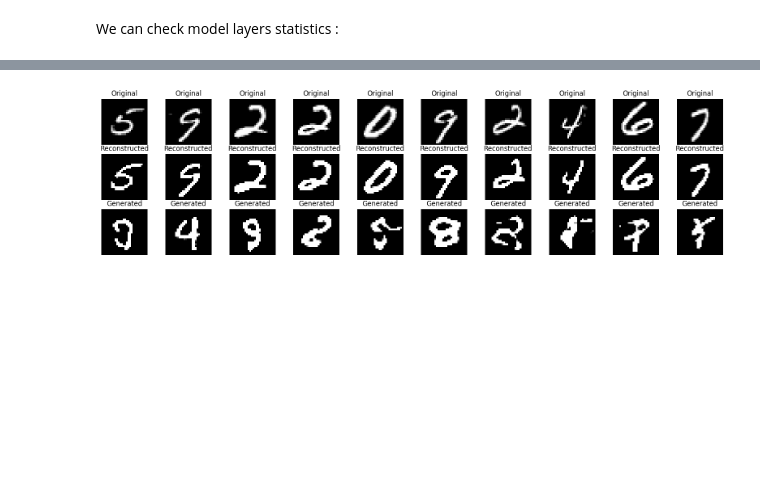
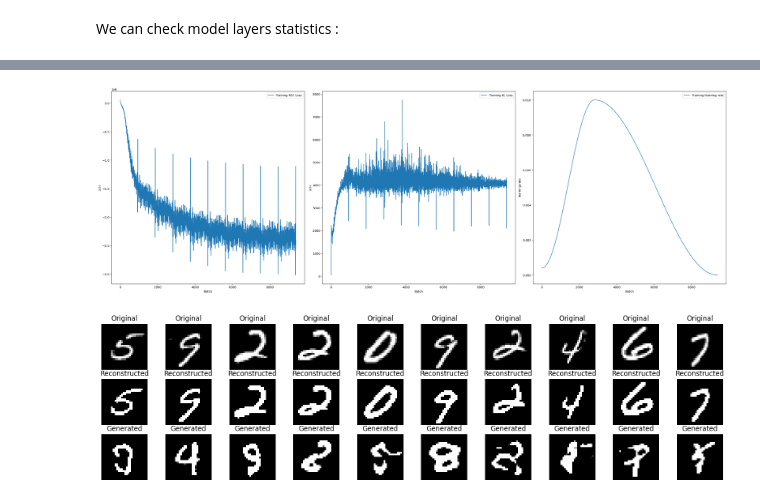
Before and after one commit to iluadd/Fastai, a Jupyter notebook: Lesson15/Mnist_ConVae_longer.ipynb, the cells around one changed output, grey strips where cells are left out. Drawn from its saved outputs; the diff is of its cells as text; code cells hidden in the pictures; blank space fills up the shorter version.

Commit message:
added plots

```diff
--- a/Lesson15/Mnist_ConVae_longer.ipynb
+++ b/Lesson15/Mnist_ConVae_longer.ipynb
@@ -75,7 +75,7 @@ class ConVAE(nn.Module):
         return x_reconst, mu, log_var
 # %%
 model = ConVAE().to(device)
-optimizer = torch.optim.Adam(model.parameters(), lr=0.001)
+optimizer = torch.optim.Adam(model.parameters(), lr=0.0001)
 # %% [markdown]
 Introducing schedullers
 # %%
@@ -86,7 +86,7 @@ print(num_batches)
 # %%
 from torch.optim.lr_scheduler import CosineAnnealingLR, OneCycleLR
 
-sched = OneCycleLR(optimizer, max_lr=0.01, steps_per_epoch=938, epochs=30)
+sched = OneCycleLR(optimizer, max_lr=0.01, steps_per_epoch=938, epochs=10)
 # %% [markdown]
 Applying HE weight initilization
 # %%
@@ -109,8 +127,13 @@ for name, module in model.named_modules():
         bias_std = module.bias.data.std().item()
         print(f"Layer: {name} | Bias Mean: {bias_mean:.4f} | Bias Std: {bias_std:.4f}")
 # %%
-num_epochs = 30
+num_epochs = 10
 # %%
+# Variables to store statistics
+train_rc_losses = []
+train_kl_losses = []
+train_lr = []
+
 # Start training
 for epoch in range(num_epochs):
     for i, (x, _) in enumerate(dataloader):
@@ -129,6 +152,9 @@ for epoch in range(num_epochs):
         loss.backward()
         optimizer.step()
 
+        train_rc_losses.append(reconst_loss.item())
+        train_kl_losses.append(kl_div.item())
+        train_lr.append(sched.get_last_lr()[0])
         # Step the scheduler
         sched.step()
 
@@ -137,5 +163,5 @@ for epoch in range(num_epochs):
 
     # Print current learning rate
     current_lr = sched.get_last_lr()[0]
-    print(f"Epoch {epoch + 1}, Learning Rate: {current_lr:.6f}")
+    # print(f"Epoch {epoch + 1}, Learning Rate: {current_lr:.6f}")
 # %% [output]
@@ -159,3 +178,40 @@ Epoch 30, Learning Rate: 0.000000
+# %%
+# Create a figure and subplots
+fig, axs = plt.subplots(1, 3, figsize=(30, 10))
+
+# Plot training and validation loss
+# axs[0].figure(figsize=(10,5))
+axs[0].plot(train_rc_losses, label='Training REC Loss')
+axs[0].set_xlabel('Batch')
+axs[0].set_ylabel('Loss')
+# axs[0].title('Training and Validation Loss over Epochs')
+axs[0].legend()
+# axs[0].show()
+
+# Plot accuracy
+# axs[1].figure(figsize=(10,5))
+axs[1].plot(train_kl_losses, label='Training KL Loss')
+axs[1].set_xlabel('Batch')
+axs[1].set_ylabel('Loss')
+# axs[1].title('Validation Accuracy over Epochs')
+axs[1].legend()
+# axs[1].show()
+
+# Plot accuracy
+# axs[2].figure(figsize=(10,5))
+axs[2].plot(train_lr, label='Training learning rate')
+axs[2].set_xlabel('Batch')
+axs[2].set_ylabel('learning rate')
+# axs[2].title('Validation Accuracy over Epochs')
+axs[2].legend()
+
+# Adjust layout
+plt.tight_layout()
+
+# Show the plots
+plt.show()
+# %% [output]
+[figure, added]
 # %%
 with torch.no_grad():
     z = torch.randn(32, 20).to(device)
```
Also changed, not shown: parts of 2 cells of this notebook.
